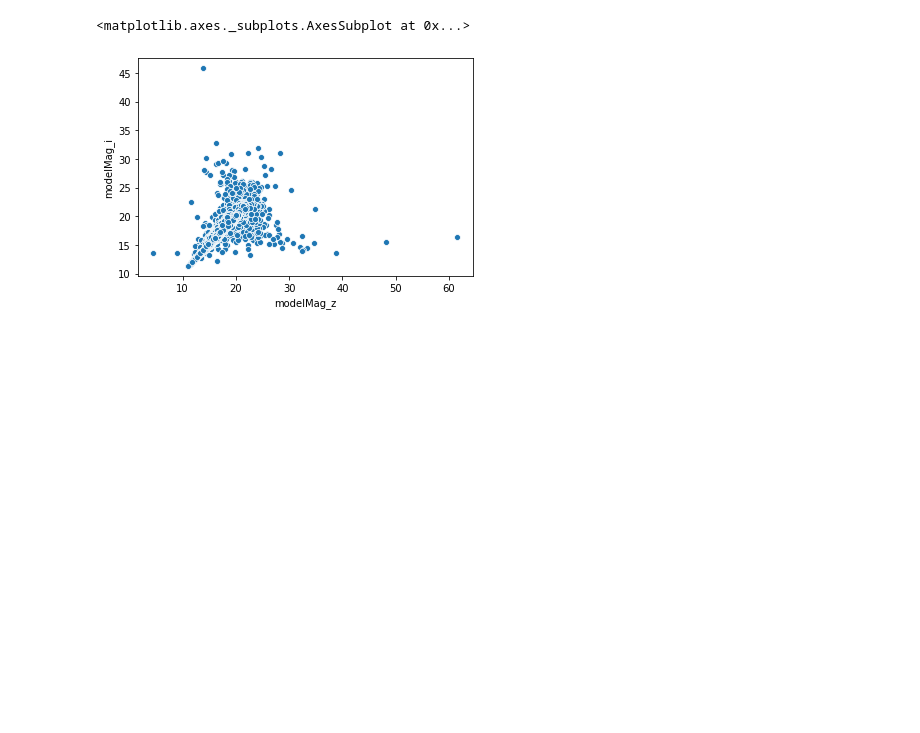
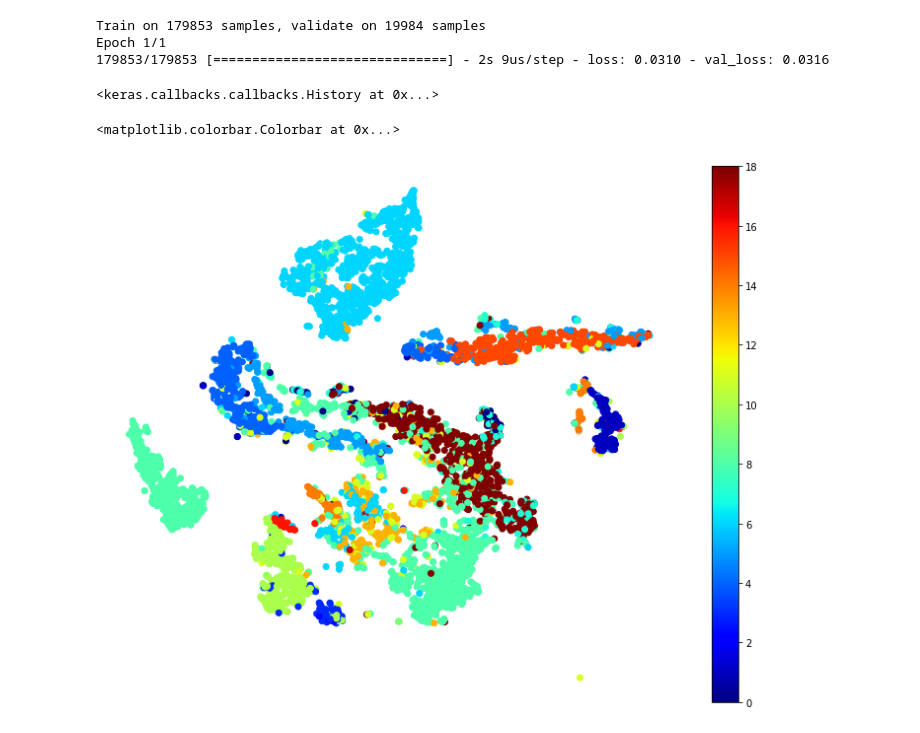
Before and after one commit to GyuYoungCho/machine_learning_Data_analysis, a Jupyter notebook: Dacon/modeling2.ipynb, the cells around one changed output. Drawn from its saved outputs; the diff is of its cells as text; code cells hidden in the pictures; blank space fills up the shorter version.

```diff
--- a/Dacon/modeling2.ipynb
+++ b/Dacon/modeling2.ipynb
@@ -45,0 +84,3 @@ te_ind = test_x.index
+# %%
+train_box[not_col] = scaler.fit_transform(train_box[not_col])
+test_box[not_col] = scaler.transform(test_box[not_col])
@@ -62,5 +111,0 @@ g = sns.heatmap(corrmat,annot=True,cmap="Blues")
-# %%
-sns.scatterplot(train_x.iloc[:,20],train_x.iloc[:,19])
-# %% [output]
-<matplotlib.axes._subplots.AxesSubplot at 0x...>
-[figure, removed]
@@ -66,0 +131,43 @@ sns.scatterplot(train_x.iloc[:,20],train_x.iloc[:,19])
+# %%
+
+input_layer = Input(shape=(train_box.shape[1],))
+
+## encoding part
+encoded = Dense(100, activation='mish', activity_regularizer=regularizers.l1(10e-5))(input_layer)
+encoded = Dense(75, activation='mish')(encoded)
+encoded = Dense(50, activation='mish')(encoded)
+
+## decoding part
+decoded = Dense(50, activation='mish')(encoded)
+decoded = Dense(75, activation='mish')(decoded)
+decoded = Dense(100, activation='mish')(decoded)
+
+## output layer
+output_layer = Dense(train_box.shape[1], activation='linear')(decoded)
+autoencoder = Model(input_layer, output_layer)
+autoencoder.compile(optimizer="adam", loss="mse")
+# %%
+autoencoder.fit(train_box,train_box ,
+                batch_size = 512, epochs = 1,
+                shuffle = True, validation_split = 0.1)
+# %% [output]
+Train on 179853 samples, validate on 19984 samples
+Epoch 1/1
+179853/179853 [==============================] - 2s 9us/step - loss: 0.0310 - val_loss: 0.0316
+<keras.callbacks.callbacks.History at 0x...>
+# %%
+from keras.models import Sequential
+hidden_representation = Sequential()
+for i in range(len(autoencoder.layers)):
+    hidden_representation.add(autoencoder.layers[i])
+# %%
+norm_hid_rep = hidden_representation.predict(train_box)
+X_reduced = tsne.fit_transform(norm_hid_rep[:6000,:])
+y = train_y[:6000]
+plt.figure(figsize=(13,10))
+plt.scatter(X_reduced[:, 0], X_reduced[:, 1], c=y, cmap="jet")
+plt.axis('off')
+plt.colorbar()
+# %% [output]
+<matplotlib.colorbar.Colorbar at 0x...>
+[figure, added]
```
Also changed, not shown: parts of 26 cells of this notebook.
